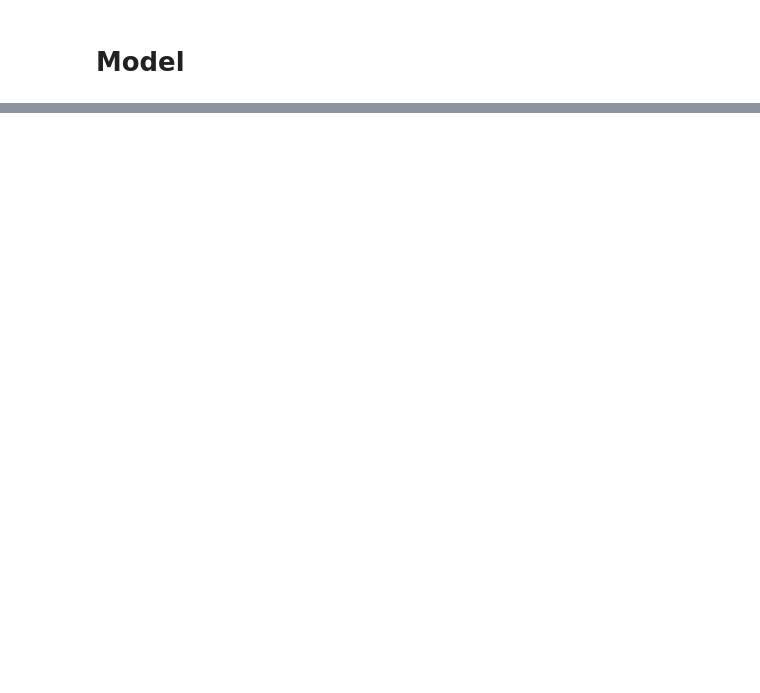
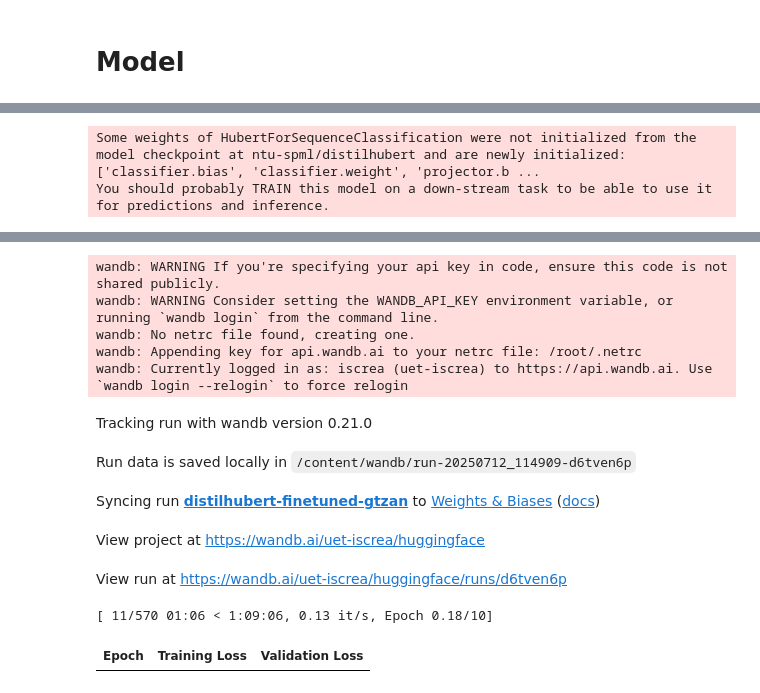
Before and after one commit to 10udCryp7/Speech-Practice, a Jupyter notebook: notebooks/04_Music_Genre_Classifier.ipynb, the cells around one changed output, grey strips where cells are left out. Cells and saved outputs as stored; diff of their text form; code cells hidden in the pictures; blank space fills up the shorter version.

Commit message:
full train classification example

```diff
--- a/notebooks/04_Music_Genre_Classifier.ipynb
+++ b/notebooks/04_Music_Genre_Classifier.ipynb
@@ -105,0 +196,10 @@ model_name = 'OthmaneJ/distil-wav2vec2'
+# %%
+dataset_encoded = dataset_encoded.rename_column("genre", "label")
+# %%
+id2label = {
+    str(i): id2label_fn(i)
+    for i in range(len(dataset_encoded["train"].features["label"].names))
+}
+label2id = {v: k for k, v in id2label.items()}
+
+id2label["7"]
@@ -105,0 +227,12 @@ model_name = 'OthmaneJ/distil-wav2vec2'
+# %%
+from transformers import AutoModelForAudioClassification
+
+model = AutoModelForAudioClassification.from_pretrained(
+    pretrained_model_name_or_path = model_name,
+    num_labels = len(id2label),
+    label2id = label2id,
+    id2label = id2label,
+)
+# %% [output]
+Some weights of HubertForSequenceClassification were not initialized from the model checkpoint at ntu-spml/distilhubert and are newly initialized: ['classifier.bias', 'classifier.weight', 'projector.b ...
+You should probably TRAIN this model on a down-stream task to be able to use it for predictions and inference.
@@ -105,0 +262,25 @@ model_name = 'OthmaneJ/distil-wav2vec2'
+# %%
+import evaluate
+import numpy as np
+
+metric = evaluate.load("accuracy")
+
+
+def compute_metrics(eval_pred):
+    """Computes accuracy on a batch of predictions"""
+    predictions = np.argmax(eval_pred.predictions, axis=1)
+    return metric.compute(predictions=predictions, references=eval_pred.label_ids)
+# %%
+from transformers import Trainer
+
+trainer = Trainer(
+    model,
+    training_args,
+    train_dataset=dataset_encoded["train"],
+    eval_dataset=dataset_encoded["test"],
+    tokenizer=feature_extractor,
+    compute_metrics=compute_metrics,
+)
+
+trainer.train()
+# %% [output]
@@ -105,0 +288,12 @@ model_name = 'OthmaneJ/distil-wav2vec2'
+wandb: WARNING If you're specifying your api key in code, ensure this code is not shared publicly.
+wandb: WARNING Consider setting the WANDB_API_KEY environment variable, or running `wandb login` from the command line.
+wandb: No netrc file found, creating one.
+wandb: Appending key for api.wandb.ai to your netrc file: /root/.netrc
+wandb: Currently logged in as: iscrea (uet-iscrea) to https://api.wandb.ai. Use `wandb login --relogin` to force relogin
+Tracking run with wandb version 0.21.0
+Run data is saved locally in /content/wandb/run-20250712_114909-d6tven6p
+Syncing run distilhubert-finetuned-gtzan to Weights & Biases (docs)
+View project at https://wandb.ai/uet-iscrea/huggingface
+View run at https://wandb.ai/uet-iscrea/huggingface/runs/d6tven6p
+[ 11/570 01:06 < 1:09:06, 0.13 it/s, Epoch 0.18/10]
+| Epoch | Training Loss | Validation Loss |
```
Also changed, not shown: parts of 20 cells of this notebook.
